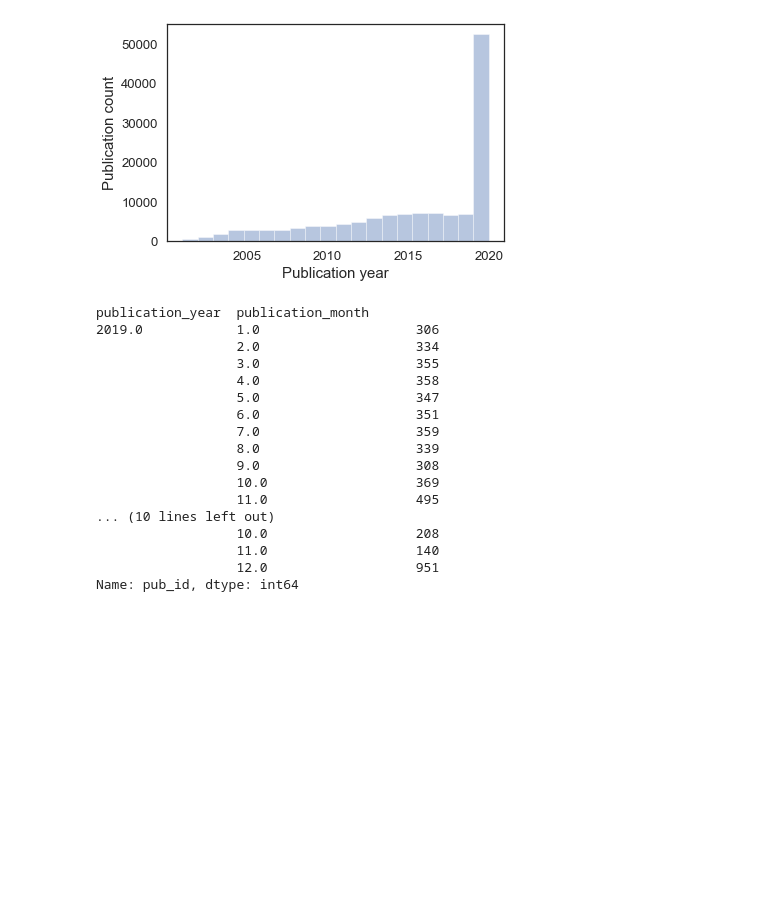
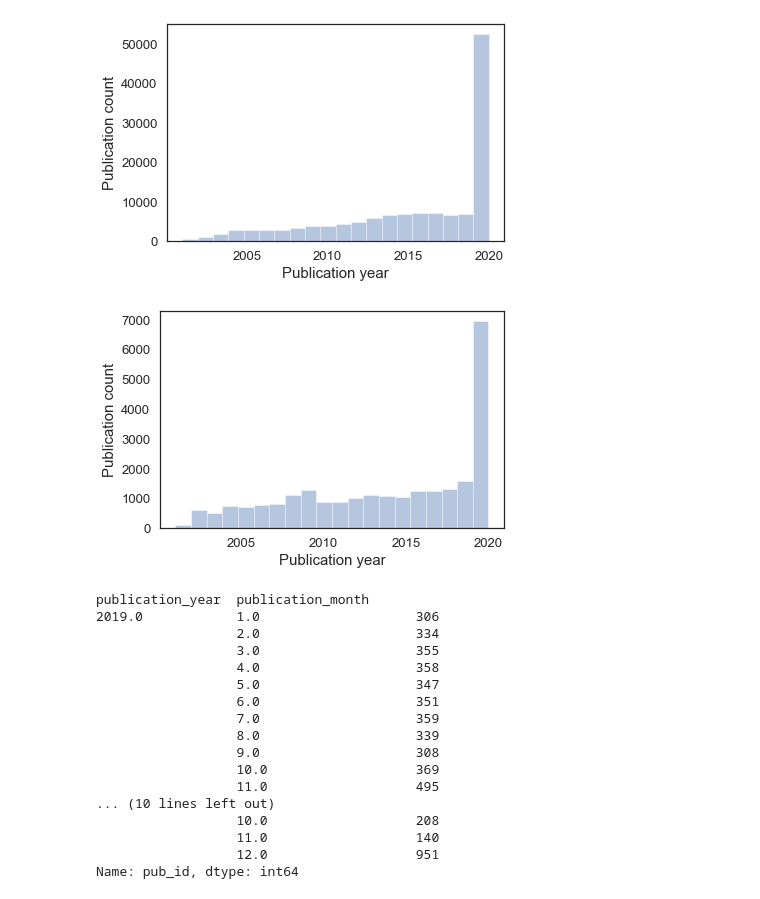
Before and after one commit to CWTSLeiden/cwts_covid, a Jupyter notebook: Notebook_CORD-19_1_overview.ipynb, the cells around one changed output. Saved outputs shown, nothing was run; the diff lists cells and outputs as text; code cells hidden in the pictures; blank space fills up the shorter version.

```diff
--- a/Notebook_CORD-19_1_overview.ipynb
+++ b/Notebook_CORD-19_1_overview.ipynb
@@ -140,6 +140,15 @@ plt.tight_layout()
 plt.savefig("figures/publication_year_2000.pdf")
 # %% [output]
 [figure]
+# %%
+which = "PMC"
+
+sns.distplot(df_cord19[(pd.notnull(df_cord19.publication_year)) & (df_cord19.publication_year > 2000) & (df_cord19.source == which)].publication_year.tolist(), bins=20, hist=True, kde=False)
+plt.xlabel("Publication year", fontsize=15)
+plt.ylabel("Publication count", fontsize=15)
+plt.tight_layout()
+# %% [output]
+[figure, added]
 # %%
 # recent uptake
 df_cord19[df_cord19.publication_year>2018].groupby([(df_cord19.publication_year),(df_cord19.publication_month)]).count().pub_id
```
Also changed, not shown: parts of 5 cells of this notebook, 1 other file.
